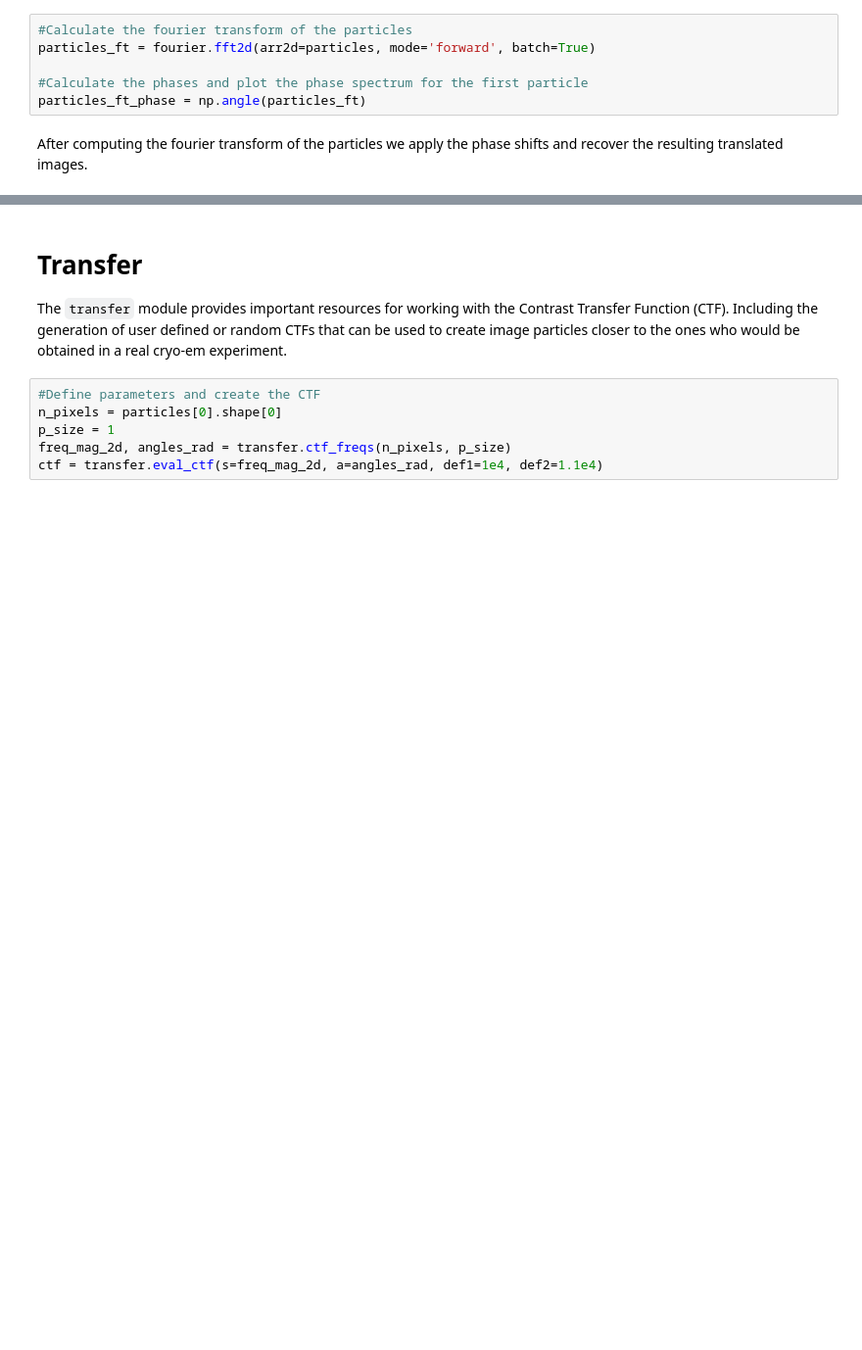
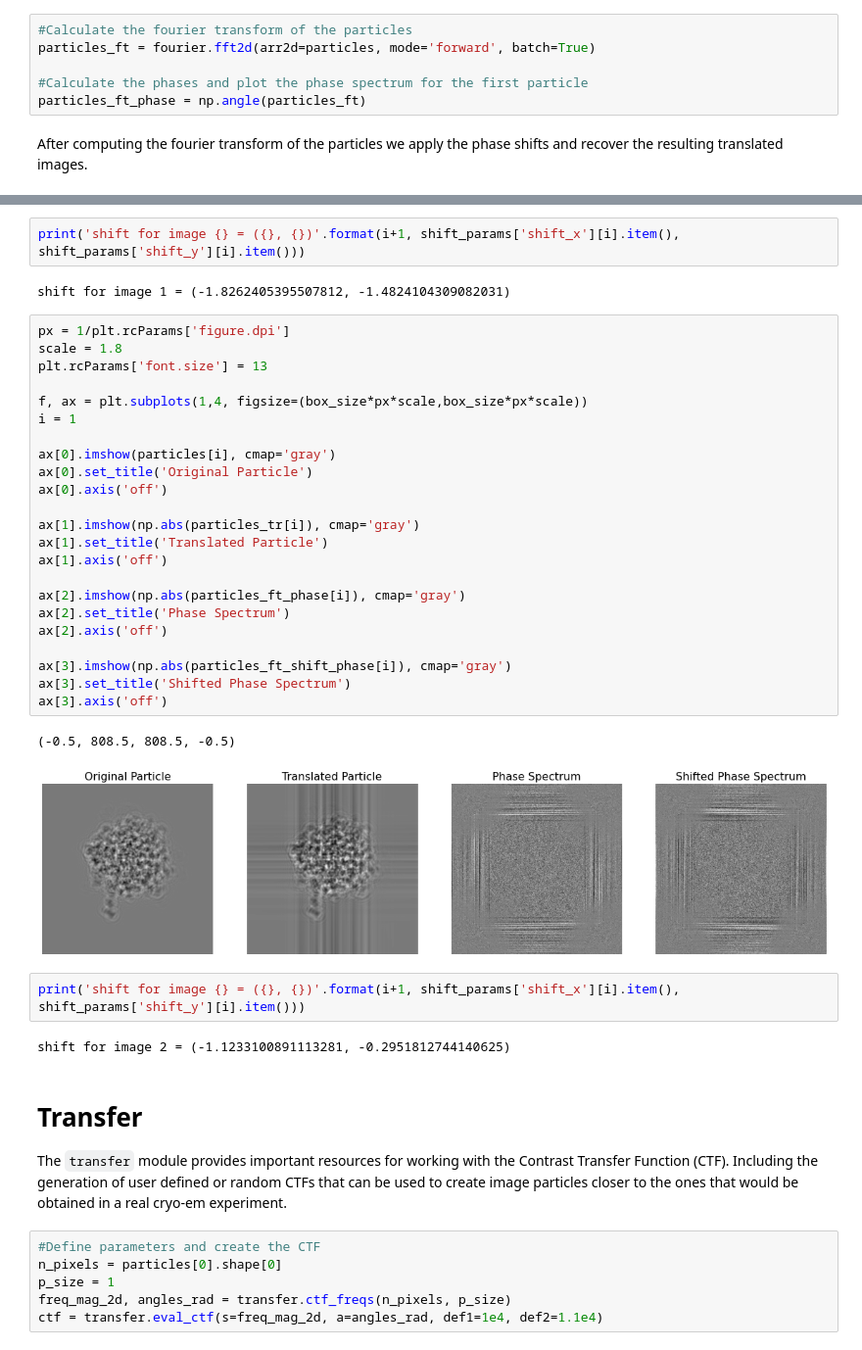
Before and after one commit to compSPI/simSPI, a Jupyter notebook: notebooks/tem_tutorial.ipynb, the cells around one changed output, grey strips where cells are left out. Shown at 98% size. Saved outputs shown, nothing was run; the diff lists cells and outputs as text; blank space fills up the shorter version.

```diff
--- a/notebooks/tem_tutorial.ipynb
+++ b/notebooks/tem_tutorial.ipynb
@@ -263,7 +264,41 @@ ax[3].axis('off')
+# %%
+print('shift for image {} = ({}, {})'.format(i+1, shift_params['shift_x'][i].item(), shift_params['shift_y'][i].item()))
+# %% [output]
+shift for image 1 = (-1.8262405395507812, -1.4824104309082031)
+# %%
+px = 1/plt.rcParams['figure.dpi']
+scale = 1.8
+plt.rcParams['font.size'] = 13
+
+f, ax = plt.subplots(1,4, figsize=(box_size*px*scale,box_size*px*scale))
+i = 1
+
+ax[0].imshow(particles[i], cmap='gray')
+ax[0].set_title('Original Particle')
+ax[0].axis('off')
+
+ax[1].imshow(np.abs(particles_tr[i]), cmap='gray')
+ax[1].set_title('Translated Particle')
+ax[1].axis('off')
+
+ax[2].imshow(np.abs(particles_ft_phase[i]), cmap='gray')
+ax[2].set_title('Phase Spectrum')
+ax[2].axis('off')
+
+ax[3].imshow(np.abs(particles_ft_shift_phase[i]), cmap='gray')
+ax[3].set_title('Shifted Phase Spectrum')
+ax[3].axis('off')
+# %% [output]
+(-0.5, 808.5, 808.5, -0.5)
+[figure, added]
+# %%
+print('shift for image {} = ({}, {})'.format(i+1, shift_params['shift_x'][i].item(), shift_params['shift_y'][i].item()))
+# %% [output]
+shift for image 2 = (-1.1233100891113281, -0.2951812744140625)
 # %% [markdown]
 # Transfer
 
-The `transfer` module provides important resources for working with the Contrast Transfer Function (CTF). Including the generation of user defined or random CTFs that can be used to create image particles closer to the ones who would be obtained in a real cryo-em experiment.
+The `transfer` module provides important resources for working with the Contrast Transfer Function (CTF). Including the generation of user defined or random CTFs that can be used to create image particles closer to the ones that would be obtained in a real cryo-em experiment.
 # %%
 #Define parameters and create the CTF
 n_pixels = particles[0].shape[0]
```
Also changed, not shown: parts of 12 cells of this notebook.
